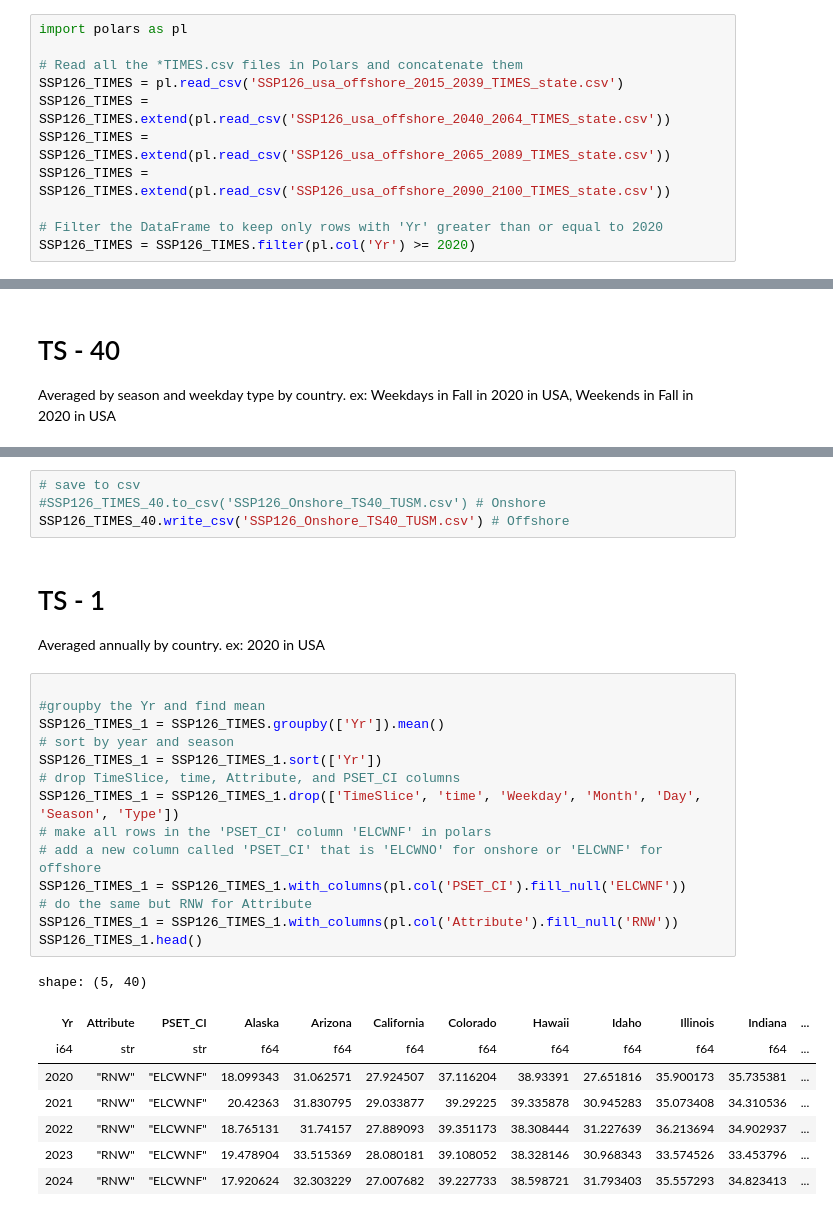
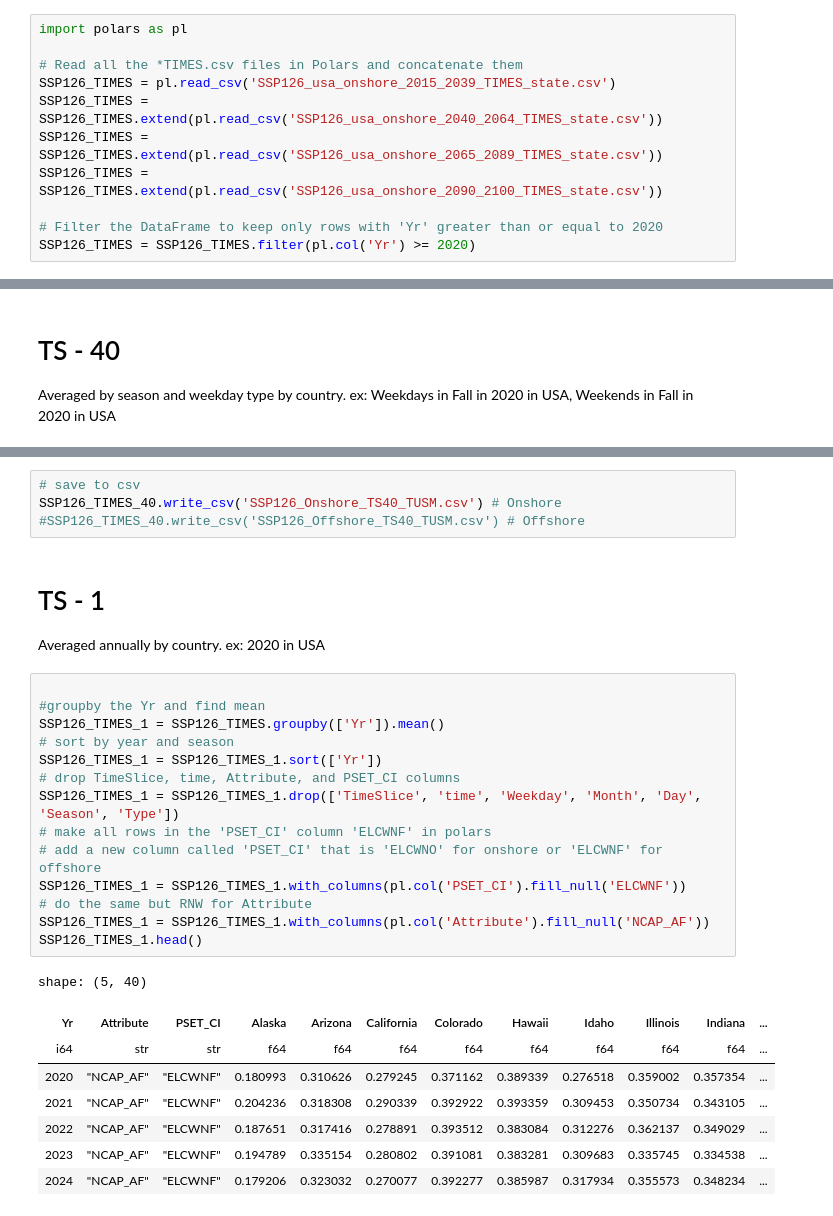
Before and after one commit to esma-cu/DATA_WIND_CF, a Jupyter notebook: Wind_Organize_CF - TUSM.ipynb, the cells around one changed output, grey strips where cells are left out. Saved outputs shown, nothing was run; the diff lists cells and outputs as text.

```diff
--- a/Wind_Organize_CF - TUSM.ipynb
+++ b/Wind_Organize_CF - TUSM.ipynb
@@ -350,10 +371,10 @@ SSP126_2090_2100_tt.to_csv('SSP126_usa_2090_2100_TIMES_state.csv')
 import polars as pl
 
 # Read all the *TIMES.csv files in Polars and concatenate them
-SSP126_TIMES = pl.read_csv('SSP126_usa_offshore_2015_2039_TIMES_state.csv')
-SSP126_TIMES = SSP126_TIMES.extend(pl.read_csv('SSP126_usa_offshore_2040_2064_TIMES_state.csv'))
-SSP126_TIMES = SSP126_TIMES.extend(pl.read_csv('SSP126_usa_offshore_2065_2089_TIMES_state.csv'))
-SSP126_TIMES = SSP126_TIMES.extend(pl.read_csv('SSP126_usa_offshore_2090_2100_TIMES_state.csv'))
+SSP126_TIMES = pl.read_csv('SSP126_usa_onshore_2015_2039_TIMES_state.csv')
+SSP126_TIMES = SSP126_TIMES.extend(pl.read_csv('SSP126_usa_onshore_2040_2064_TIMES_state.csv'))
+SSP126_TIMES = SSP126_TIMES.extend(pl.read_csv('SSP126_usa_onshore_2065_2089_TIMES_state.csv'))
+SSP126_TIMES = SSP126_TIMES.extend(pl.read_csv('SSP126_usa_onshore_2090_2100_TIMES_state.csv'))
 
 # Filter the DataFrame to keep only rows with 'Yr' greater than or equal to 2020
 SSP126_TIMES = SSP126_TIMES.filter(pl.col('Yr') >= 2020)
@@ -527,32 +552,32 @@ shape: (648, 8)
 # %%
 # save to csv
-#SSP126_TIMES_40.to_csv('SSP126_Onshore_TS40_TUSM.csv') # Onshore
-SSP126_TIMES_40.write_csv('SSP126_Onshore_TS40_TUSM.csv') # Offshore
+SSP126_TIMES_40.write_csv('SSP126_Onshore_TS40_TUSM.csv') # Onshore
+#SSP126_TIMES_40.write_csv('SSP126_Offshore_TS40_TUSM.csv') # Offshore
 # %% [markdown]
 # TS - 1
 Averaged annually by country. ex: 2020 in USA
 # %%
 
 #groupby the Yr and find mean
 SSP126_TIMES_1 = SSP126_TIMES.groupby(['Yr']).mean()
 # sort by year and season
 SSP126_TIMES_1 = SSP126_TIMES_1.sort(['Yr'])
 # drop TimeSlice, time, Attribute, and PSET_CI columns
 SSP126_TIMES_1 = SSP126_TIMES_1.drop(['TimeSlice', 'time', 'Weekday', 'Month', 'Day', 'Season', 'Type'])
 # make all rows in the 'PSET_CI' column 'ELCWNF' in polars
 # add a new column called 'PSET_CI' that is 'ELCWNO' for onshore or 'ELCWNF' for offshore
 SSP126_TIMES_1 = SSP126_TIMES_1.with_columns(pl.col('PSET_CI').fill_null('ELCWNF'))
 # do the same but RNW for Attribute
-SSP126_TIMES_1 = SSP126_TIMES_1.with_columns(pl.col('Attribute').fill_null('RNW'))
+SSP126_TIMES_1 = SSP126_TIMES_1.with_columns(pl.col('Attribute').fill_null('NCAP_AF'))
 SSP126_TIMES_1.head()
 # %% [output]
 shape: (5, 40)
 | Yr | Attribute | PSET_CI | Alaska | Arizona | California | Colorado | Hawaii | Idaho | Illinois | Indiana | ... |
 | i64 | str | str | f64 | f64 | f64 | f64 | f64 | f64 | f64 | f64 | ... |
-| 2020 | "RNW" | "ELCWNF" | 18.099343 | 31.062571 | 27.924507 | 37.116204 | 38.93391 | 27.651816 | 35.900173 | 35.735381 | ... |
-| 2021 | "RNW" | "ELCWNF" | 20.42363 | 31.830795 | 29.033877 | 39.29225 | 39.335878 | 30.945283 | 35.073408 | 34.310536 | ... |
-| 2022 | "RNW" | "ELCWNF" | 18.765131 | 31.74157 | 27.889093 | 39.351173 | 38.308444 | 31.227639 | 36.213694 | 34.902937 | ... |
-| 2023 | "RNW" | "ELCWNF" | 19.478904 | 33.515369 | 28.080181 | 39.108052 | 38.328146 | 30.968343 | 33.574526 | 33.453796 | ... |
-| 2024 | "RNW" | "ELCWNF" | 17.920624 | 32.303229 | 27.007682 | 39.227733 | 38.598721 | 31.793403 | 35.557293 | 34.823413 | ... |
+| 2020 | "NCAP_AF" | "ELCWNF" | 0.180993 | 0.310626 | 0.279245 | 0.371162 | 0.389339 | 0.276518 | 0.359002 | 0.357354 | ... |
+| 2021 | "NCAP_AF" | "ELCWNF" | 0.204236 | 0.318308 | 0.290339 | 0.392922 | 0.393359 | 0.309453 | 0.350734 | 0.343105 | ... |
+| 2022 | "NCAP_AF" | "ELCWNF" | 0.187651 | 0.317416 | 0.278891 | 0.393512 | 0.383084 | 0.312276 | 0.362137 | 0.349029 | ... |
+| 2023 | "NCAP_AF" | "ELCWNF" | 0.194789 | 0.335154 | 0.280802 | 0.391081 | 0.383281 | 0.309683 | 0.335745 | 0.334538 | ... |
+| 2024 | "NCAP_AF" | "ELCWNF" | 0.179206 | 0.323032 | 0.270077 | 0.392277 | 0.385987 | 0.317934 | 0.355573 | 0.348234 | ... |
 # %%
 # save to csv
```
Also changed, not shown: parts of 27 cells of this notebook.
